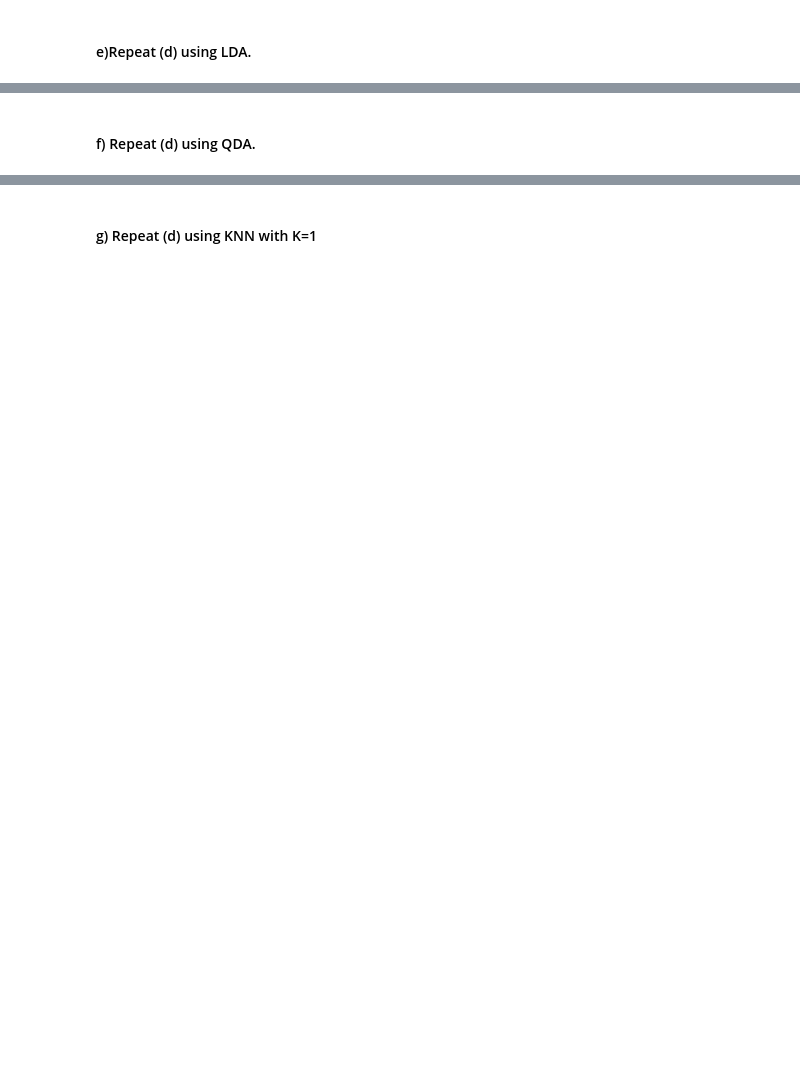
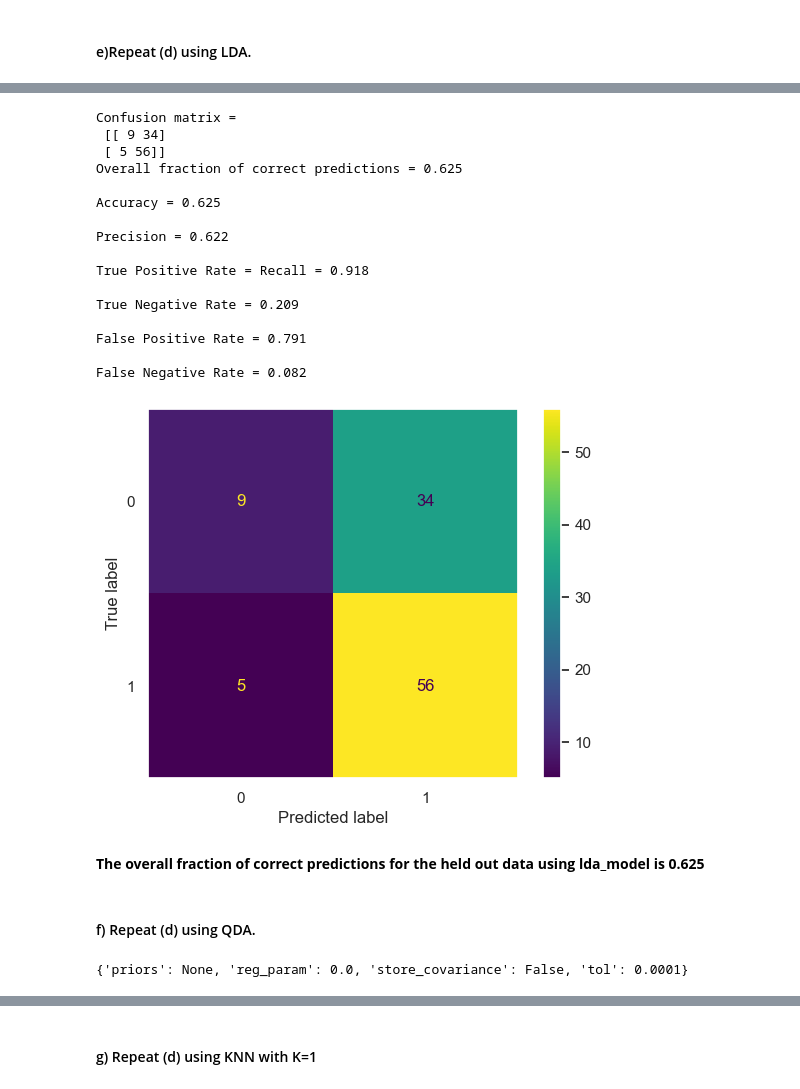
Before and after one commit to srikrish2812/intro_to_ml, a Jupyter notebook: week_4/IML_Assignment_4_Abhay.ipynb, the cells around one changed output, grey strips where cells are left out. Cells and saved outputs as stored; diff of their text form; code cells hidden in the pictures; blank space fills up the shorter version.

```diff
--- a/week_4/IML_Assignment_4_Abhay.ipynb
+++ b/week_4/IML_Assignment_4_Abhay.ipynb
@@ -404,0 +466,13 @@ False Negative Rate = 0.079
+# %%
+# BEGIN SOLUTION
+from sklearn.discriminant_analysis import LinearDiscriminantAnalysis
+
+X_train = df[df['Year']<=2008]['Lag2']
+X_test = df[df['Year']>=2009]['Lag2']
+y_train = df[df['Year']<=2008]['Direction']
+y_test = df[df['Year']>=2009]['Direction']
+
+lda_model = LinearDiscriminantAnalysis().fit(X_train.to_frame(),y_train)
+
+lda_model.get_params()
+# END SOLUTION
@@ -405,5 +487,72 @@ False Negative Rate = 0.079
+# %%
+# BEGIN SOLUTION
+
+# this function will be used in the below cells for computing confusion matrix and overall frac of correct prediction
+def get_conf_mat_acc(model_name,x_test_set,y_test_set,threshold=0.5):
+
+    predictions = np.where(model_name.predict(x_test_set.to_frame())>threshold,1,0)
+
+    conf_mat = confusion_matrix(y_test_set,predictions)
+    frac_of_corpred = accuracy_score(y_test_set,predictions)
+    print('Confusion matrix =\n',conf_mat)
+    ConfusionMatrixDisplay.from_predictions(y_test_set,predictions)
+    plt.grid(False)
+    print('Overall fraction of correct predictions = {}\n'.format(frac_of_corpred))
+
+    true_positive = conf_mat[1,1]
+    false_positive = conf_mat[0,1]
+    false_negative = conf_mat[1,0]
+    true_negative = conf_mat[0,0]
+
+    precision = true_positive/(true_positive+false_positive)
+    tpr = recall = true_positive/(true_positive+false_negative)
+    tnr = true_negative/(true_negative+false_positive)
+    fpr = false_positive/(false_positive+true_negative)
+    fnr = false_negative/(false_negative+true_positive)
+
+    print(f'Accuracy = {round(frac_of_corpred,3)}\n')
+    print(f'Precision = {round(precision,3)}\n')
+    print(f'True Positive Rate = Recall = {round(tpr,3)}\n')
+    print(f'True Negative Rate = {round(tnr,3)}\n')
+    print(f'False Positive Rate = {round(fpr,3)}\n')
+    print(f'False Negative Rate = {round(fnr,3)}\n')
+
+get_conf_mat_acc(lda_model,X_test,y_test,threshold=0.5)
+
+# END SOLUTION
+# %% [output]
+Confusion matrix =
+ [[ 9 34]
+ [ 5 56]]
+Overall fraction of correct predictions = 0.625
+
+Accuracy = 0.625
+
+Precision = 0.622
+
+True Positive Rate = Recall = 0.918
+
+True Negative Rate = 0.209
+
+False Positive Rate = 0.791
+
+False Negative Rate = 0.082
+[figure, added]
+# %% [markdown]
+**The overall fraction of correct predictions for the held out data using lda_model is 0.625**
 # %% [markdown]
 #### f) Repeat (d) using QDA.
+# %%
+# BEGIN SOLUTION
+from sklearn.discriminant_analysis import QuadraticDiscriminantAnalysis
+
+qda_model = QuadraticDiscriminantAnalysis().fit(X_train.to_frame(),y_train)
+
+qda_model.get_params()
+
+# END SOLUTION
+# %% [output]
+{'priors': None, 'reg_param': 0.0, 'store_covariance': False, 'tol': 0.0001}
 # %%
 # BEGIN SOLUTION
 
```
Also changed, not shown: parts of 24 cells of this notebook, 1 other file.
